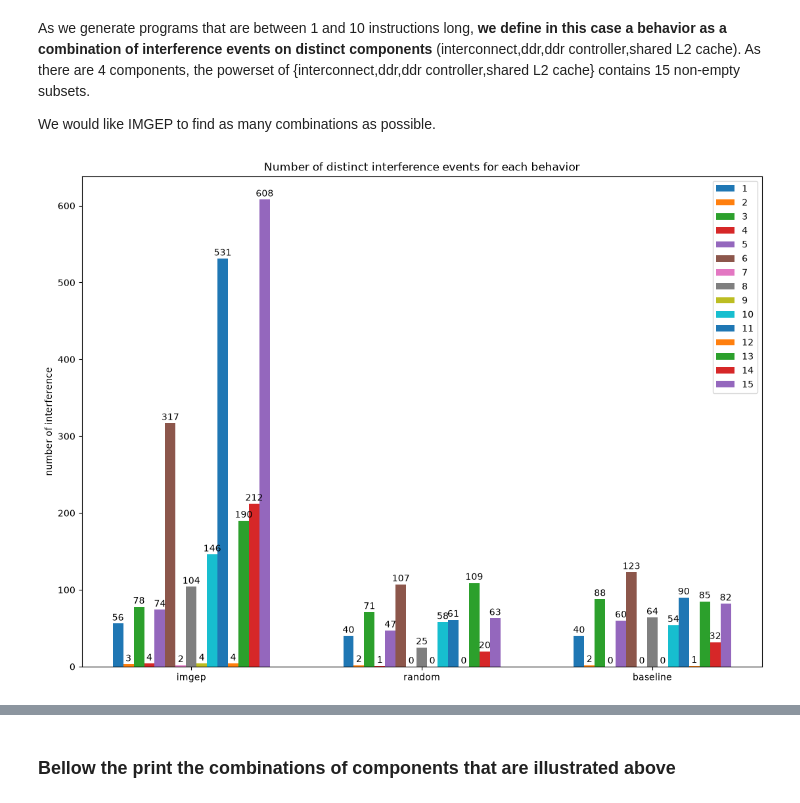
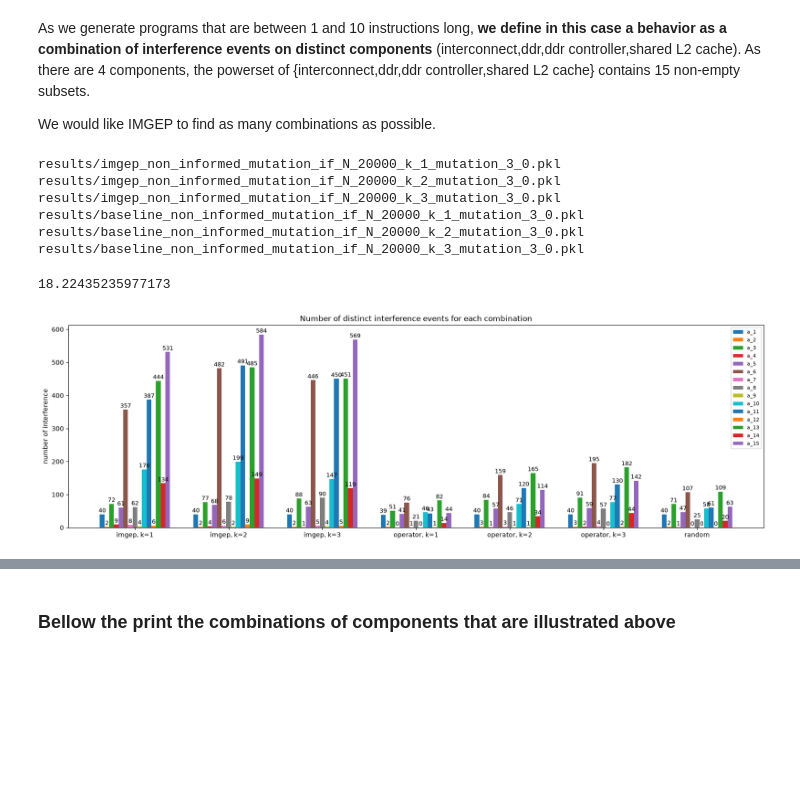
Before and after one commit to Ludoviccccc/Aixia_nouvelle_approche, a Jupyter notebook: analysis_imgep_if.ipynb, the cells around one changed output, grey strips where cells are left out. Saved outputs shown, nothing was run; the diff lists cells and outputs as text; code cells hidden in the pictures; blank space fills up the shorter version.

```diff
--- a/analysis_imgep_if.ipynb
+++ b/analysis_imgep_if.ipynb
@@ -114,7 +115,7 @@ for j,content in enumerate([content_random,content_imgep]):
         keys = list(content['memory_observation'][type_if].keys())
         nb_events[type_if] = (len(content_imgep['memory_observation'][type_if].columns),len(content_random['memory_observation'][type_if].columns))
 
-fig, ax = plt.subplots(layout='constrained',figsize=(10,15))
+fig, ax = plt.subplots(layout='constrained',figsize=(16,5))
 
 res = ax.grouped_bar(nb_events, tick_labels=['imgep','random'], group_spacing=4)
 for container in res.bar_containers:
@@ -125,6 +126,6 @@ ax.set_ylabel('number of interference')
 ax.set_title('Number of interference events for each component')
 ax.legend(loc='upper right', ncols=1)
 #ax.set_ylim(0, 250)
-plt.savefig('nb_events.pdf')
+plt.savefig('illustrations/nb_events.pdf')
 plt.show()
 # %% [output]
@@ -189,7 +190,7 @@ for type_if in content_imgep['memory_observation'].keys():
                                          merge_distinct_counts_evolution['baseline'][type_if][-1])
 
 
-fig, ax = plt.subplots(layout='constrained',figsize=(5,5))
+fig, ax = plt.subplots(layout='constrained',figsize=(15,5))
 
 res = ax.grouped_bar(merge_distinct_counts, tick_labels=['imgep','random','baseline'], group_spacing=7)
 for container in res.bar_containers:
@@ -200,6 +201,6 @@ ax.set_ylabel('number of interference')
 ax.set_title('Number of distinct interference for each component')
 ax.legend(loc='upper right', ncols=1)
 #ax.set_ylim(0, 250)
-plt.savefig('nb_distinct_events_components.pdf')
+plt.savefig('illustrations/nb_distinct_events_components.pdf')
 plt.show()
 # %% [output]
@@ -273,23 +274,46 @@ Nb_events_baseline = {j:select_idx_evolution(subset,list_types,content_baseline)
 Nb_events_imgep = pd.DataFrame(Nb_events_imgep)
 Nb_events_random = pd.DataFrame(Nb_events_random)
 Nb_events_baseline = pd.DataFrame(Nb_events_baseline)
+# %%
+names_imgep = [f'{folder}/imgep_non_informed_mutation_if_N_{N}_k_{k}_mutation_{num_mutations}' for k in [1,2,3]]
+name_random = f'{folder}/random_detailled_if_N_{N}'
+names_baseline = [f'{folder}/baseline_non_informed_mutation_if_N_{N}_k_{k}_mutation_{num_mutations}' for k in [1,2,3]]
+contents_imgep = [load(name)[0] for name in names_imgep]
+contents_baseline = [load(name)[0] for name in names_baseline]
+contents = contents_imgep + contents_baseline + [content_random]
+names = [f'imgep, k={k}' for k in [1,2,3]] +  [f'operator, k={k}' for k in [1,2,3]] + ['random']
+# %% [output]
+results/imgep_non_informed_mutation_if_N_20000_k_1_mutation_3_0.pkl
+results/imgep_non_informed_mutation_if_N_20000_k_2_mutation_3_0.pkl
+results/imgep_non_informed_mutation_if_N_20000_k_3_mutation_3_0.pkl
+results/baseline_non_informed_mutation_if_N_20000_k_1_mutation_3_0.pkl
+results/baseline_non_informed_mutation_if_N_20000_k_2_mutation_3_0.pkl
+results/baseline_non_informed_mutation_if_N_20000_k_3_mutation_3_0.pkl
+# %%
+import time
+start = time.time()
+nb_events_contents = [[select_idx_evolution(subset,list_types,content)[2] for j,subset in enumerate(power_set) if j>0] for content in contents]
+print(time.time()-start)
+# %% [output]
+18.22435235977173
 # %%
 behavior_counts = {}
-for j,subset in enumerate(power_set):
-    behavior_counts[j] = (Nb_events_imgep[j][19999],Nb_events_random[j][19999],Nb_events_baseline[j][19999])
-del behavior_counts[0]
-fig, ax = plt.subplots(layout='constrained',figsize=(11,8))
+for j in range(0,15):
+    behavior_counts[f'a_{j+1}'] = [nb_events_content[j][19999] for nb_events_content in nb_events_contents]
+fig, ax = plt.subplots(layout='constrained',figsize=(16,5))
 
-res = ax.grouped_bar(behavior_counts, tick_labels=['imgep','random','baseline'], group_spacing=7)
+res = ax.grouped_bar(behavior_counts,tick_labels=names,group_spacing=5)
 for container in res.bar_containers:
-    ax.bar_label(container, padding=1)
+    ax.bar_label(container, padding=1,fontsize=9)
 
 # Add some text for labels, title, etc.
 ax.set_ylabel('number of interference')
-ax.set_title('Number of distinct interference events for each behavior')
-ax.legend(loc='upper right', ncols=1)
-plt.savefig('stats_behaviors.pdf',bbox_inches='tight')
+ax.tick_params(axis='both', labelsize=10)
+ax.set_title('Number of distinct interference events for each combination')
+ax.legend(loc='upper right', ncols=1,fontsize=8)
+plt.savefig('illustrations/stats_behaviors.pdf',bbox_inches='tight')
+plt.savefig('illustrations/stats_behaviors.png',bbox_inches='tight')
 plt.show()
 # %% [output]
-[figure, old version]
+[figure, new version]
 # %%
```
Also changed, not shown: parts of 16 cells of this notebook.
